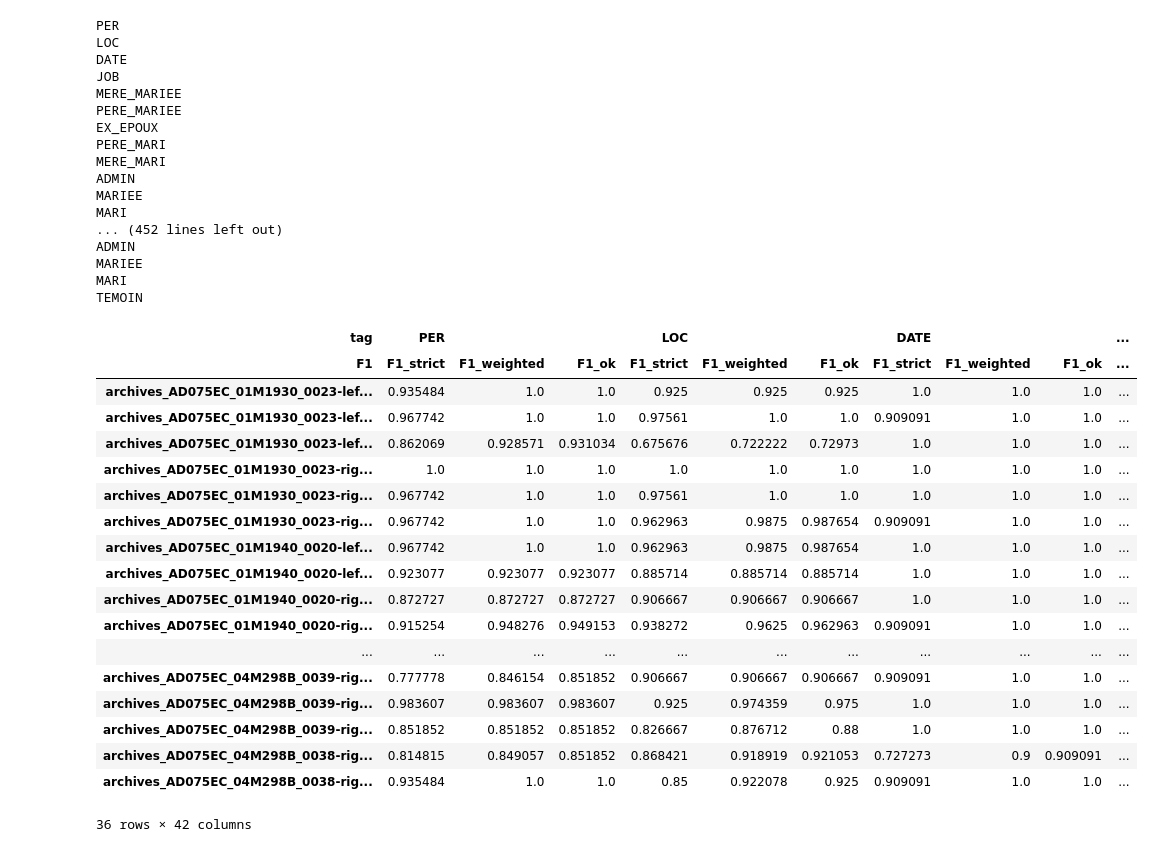
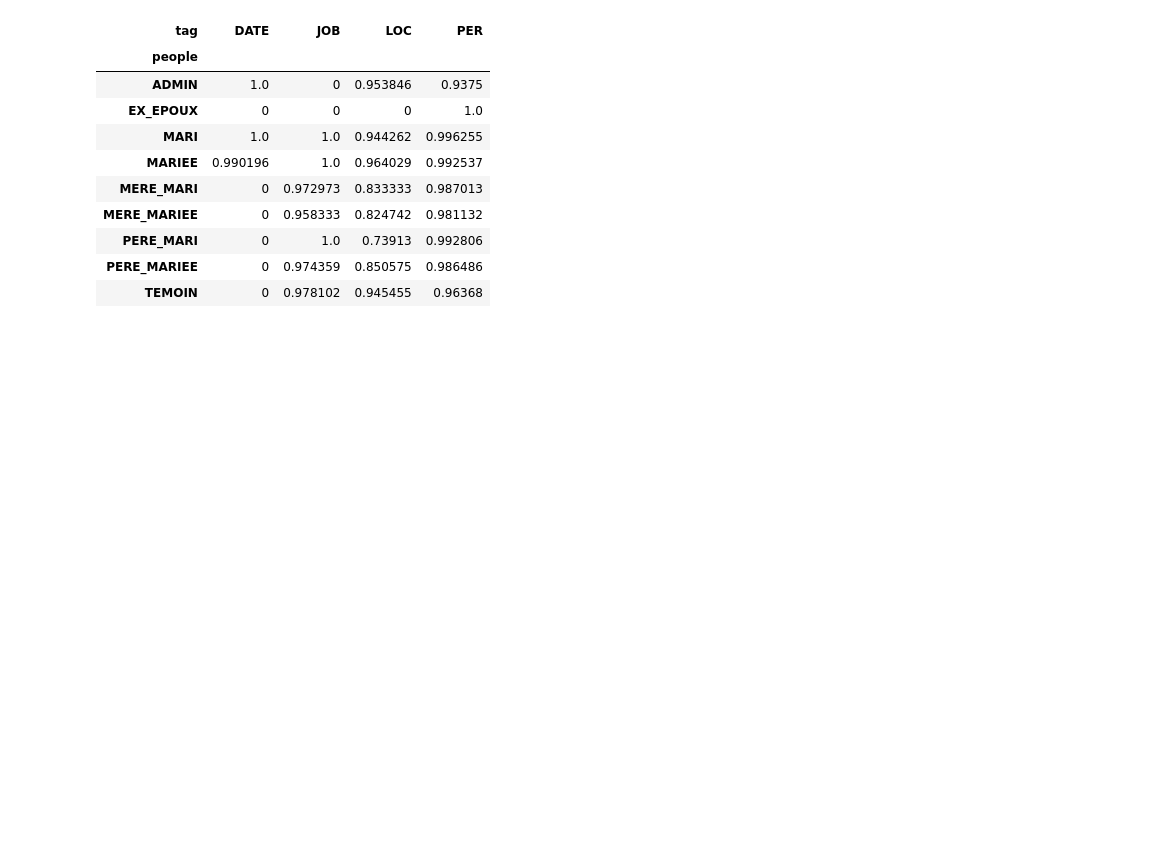
Before and after one commit to MrBread13/Stage-2022-2023-EXO-POP, a Jupyter notebook: gpt-prompt/test.ipynb, the cells around one changed output. Cells and saved outputs as stored; diff of their text form; code cells hidden in the pictures; blank space fills up the shorter version.

```diff
--- a/gpt-prompt/test.ipynb
+++ b/gpt-prompt/test.ipynb
@@ -810,67 +1345,56 @@ def make_df(scores : dict):
 # %%
 def test2():
     golden_set = {}
     labels_set = {}
 
     with open('donnees-test.json', 'r') as file:
         golden_set = json.load(file)
 
-    with open('donnees-test-labels-gpt35.json', 'r') as file:
+    for key in golden_set.keys():
+
+        ####Patch for Boolean, temporary
+        if isinstance(golden_set[key], bool):
+            continue
+        ################################
+
+        #golden_set[key] = golden_set[key].replace('-\n', '').replace('\n', ' ')
+
+    with open('donnees-test-labels-gpt35-paragraph.json', 'r') as file:
         labels_set = json.load(file)
 
     results = {}
     for archive in golden_set.keys():
         if archive not in labels_set.keys():
             #print('Archive ' + archive + ' not found in labels_set')
             continue
 
         f1_scores = f1_score(labels_set[archive], golden_set[archive]['questions'], 0.5)
         results[archive] = f1_scores
 
-    scores = precision_recall(results, 0.5, True)
+    with open('results_extended.json', 'w') as file:
+        json.dump(results, file, indent=4)
+
+    scores = precision_recall(results, 0.5, False)
     #save scores in a json file
     with open('scores_extended.json', 'w') as file:
         json.dump(scores, file, indent=4)
     df = make_df(scores)
     #plot(df)
     return df
 
 df = test2()
-df
+plot_average(df)
+plot_by_category(df)
+make_average_for_each_people()
 # %% [output]
-PER
-LOC
-DATE
-JOB
-MERE_MARIEE
-PERE_MARIEE
-EX_EPOUX
-PERE_MARI
-MERE_MARI
-ADMIN
-MARIEE
-MARI
-... (452 lines left out)
-ADMIN
-MARIEE
-MARI
-TEMOIN
-| tag | PER |  |  | LOC |  |  | DATE |  |  | ... |
-| F1 | F1_strict | F1_weighted | F1_ok | F1_strict | F1_weighted | F1_ok | F1_strict | F1_weighted | F1_ok | ... |
-| archives_AD075EC_01M1930_0023-lef... | 0.935484 | 1.0 | 1.0 | 0.925 | 0.925 | 0.925 | 1.0 | 1.0 | 1.0 | ... |
-| archives_AD075EC_01M1930_0023-lef... | 0.967742 | 1.0 | 1.0 | 0.97561 | 1.0 | 1.0 | 0.909091 | 1.0 | 1.0 | ... |
-| archives_AD075EC_01M1930_0023-lef... | 0.862069 | 0.928571 | 0.931034 | 0.675676 | 0.722222 | 0.72973 | 1.0 | 1.0 | 1.0 | ... |
-| archives_AD075EC_01M1930_0023-rig... | 1.0 | 1.0 | 1.0 | 1.0 | 1.0 | 1.0 | 1.0 | 1.0 | 1.0 | ... |
-| archives_AD075EC_01M1930_0023-rig... | 0.967742 | 1.0 | 1.0 | 0.97561 | 1.0 | 1.0 | 1.0 | 1.0 | 1.0 | ... |
-| archives_AD075EC_01M1930_0023-rig... | 0.967742 | 1.0 | 1.0 | 0.962963 | 0.9875 | 0.987654 | 0.909091 | 1.0 | 1.0 | ... |
-| archives_AD075EC_01M1940_0020-lef... | 0.967742 | 1.0 | 1.0 | 0.962963 | 0.9875 | 0.987654 | 1.0 | 1.0 | 1.0 | ... |
-| archives_AD075EC_01M1940_0020-lef... | 0.923077 | 0.923077 | 0.923077 | 0.885714 | 0.885714 | 0.885714 | 1.0 | 1.0 | 1.0 | ... |
-| archives_AD075EC_01M1940_0020-rig... | 0.872727 | 0.872727 | 0.872727 | 0.906667 | 0.906667 | 0.906667 | 1.0 | 1.0 | 1.0 | ... |
-| archives_AD075EC_01M1940_0020-rig... | 0.915254 | 0.948276 | 0.949153 | 0.938272 | 0.9625 | 0.962963 | 0.909091 | 1.0 | 1.0 | ... |
-| ... | ... | ... | ... | ... | ... | ... | ... | ... | ... | ... |
-| archives_AD075EC_04M298B_0039-rig... | 0.777778 | 0.846154 | 0.851852 | 0.906667 | 0.906667 | 0.906667 | 0.909091 | 1.0 | 1.0 | ... |
-| archives_AD075EC_04M298B_0039-rig... | 0.983607 | 0.983607 | 0.983607 | 0.925 | 0.974359 | 0.975 | 1.0 | 1.0 | 1.0 | ... |
-| archives_AD075EC_04M298B_0039-rig... | 0.851852 | 0.851852 | 0.851852 | 0.826667 | 0.876712 | 0.88 | 1.0 | 1.0 | 1.0 | ... |
-| archives_AD075EC_04M298B_0038-rig... | 0.814815 | 0.849057 | 0.851852 | 0.868421 | 0.918919 | 0.921053 | 0.727273 | 0.9 | 0.909091 | ... |
-| archives_AD075EC_04M298B_0038-rig... | 0.935484 | 1.0 | 1.0 | 0.85 | 0.922078 | 0.925 | 0.909091 | 1.0 | 1.0 | ... |
+| tag | DATE | JOB | LOC | PER |
+| people |  |  |  |  |
+| ADMIN | 1.0 | 0 | 0.953846 | 0.9375 |
+| EX_EPOUX | 0 | 0 | 0 | 1.0 |
+| MARI | 1.0 | 1.0 | 0.944262 | 0.996255 |
+| MARIEE | 0.990196 | 1.0 | 0.964029 | 0.992537 |
+| MERE_MARI | 0 | 0.972973 | 0.833333 | 0.987013 |
+| MERE_MARIEE | 0 | 0.958333 | 0.824742 | 0.981132 |
+| PERE_MARI | 0 | 1.0 | 0.73913 | 0.992806 |
+| PERE_MARIEE | 0 | 0.974359 | 0.850575 | 0.986486 |
+| TEMOIN | 0 | 0.978102 | 0.945455 | 0.96368 |
-36 rows × 42 columns
```
Also changed, not shown: parts of 8 cells of this notebook, 42 other files.
